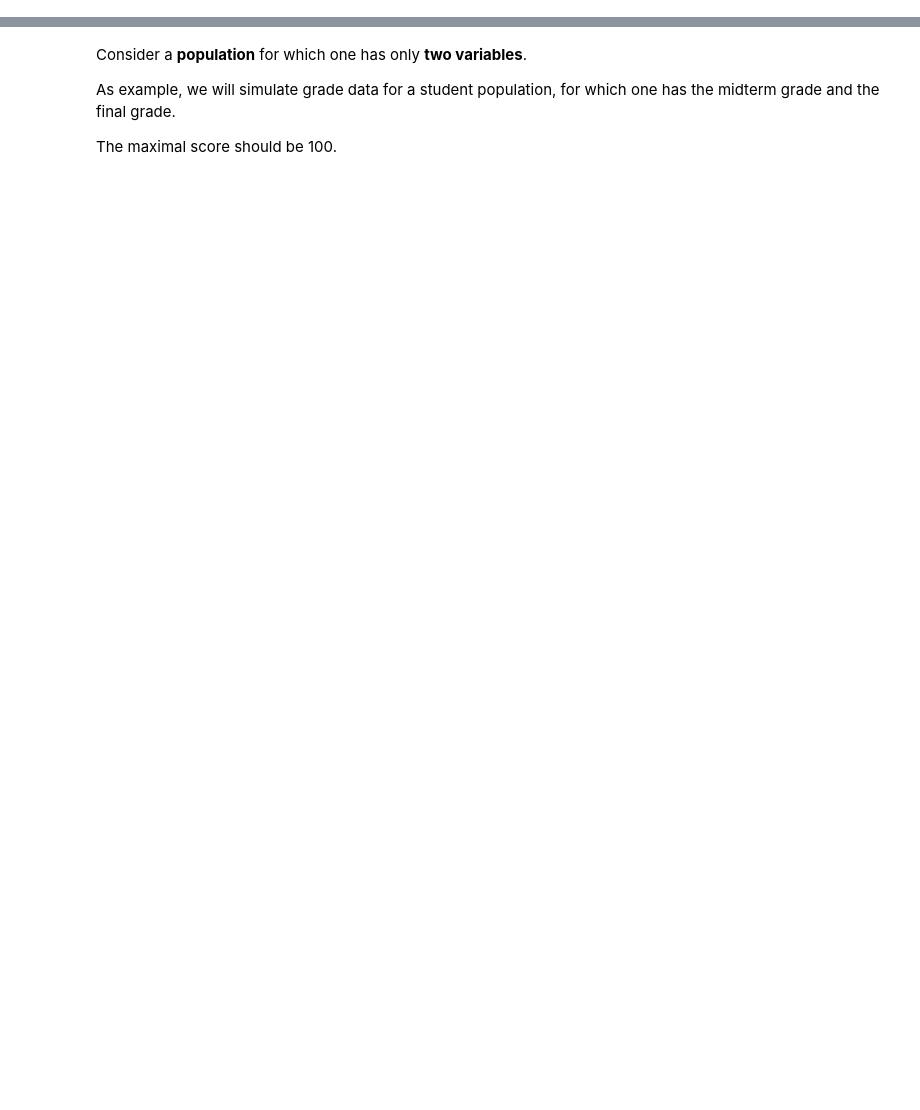
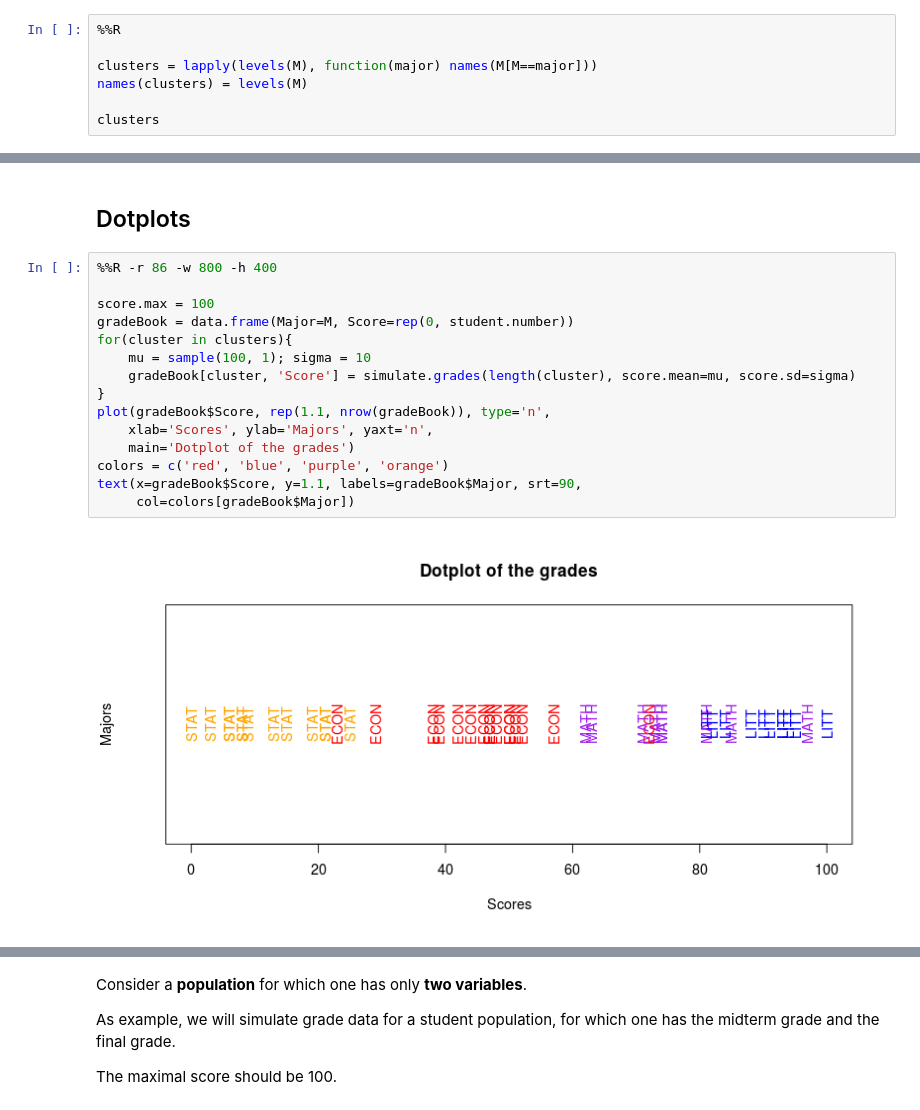
Before and after one commit to philiphong93/data-analysis-with-R, a Jupyter notebook: website/content/notebooks/Population.ipynb, the cells around one changed output, grey strips where cells are left out. Drawn from its saved outputs; the diff is of its cells as text; blank space fills up the shorter version.

```diff
--- a/website/content/notebooks/Population.ipynb
+++ b/website/content/notebooks/Population.ipynb
@@ -9,0 +69,7 @@ For instance in finance a population can be a porfolio and its individuals are t
+# %%
+%%R
+
+clusters = lapply(levels(M), function(major) names(M[M==major]))
+names(clusters) = levels(M)
+
+clusters
@@ -9,0 +103,19 @@ For instance in finance a population can be a porfolio and its individuals are t
+# %% [markdown]
+## Dotplots
+# %%
+%%R -r 86 -w 800 -h 400
+
+score.max = 100
+gradeBook = data.frame(Major=M, Score=rep(0, student.number))
+for(cluster in clusters){
+    mu = sample(100, 1); sigma = 10
+    gradeBook[cluster, 'Score'] = simulate.grades(length(cluster), score.mean=mu, score.sd=sigma)
+}
+plot(gradeBook$Score, rep(1.1, nrow(gradeBook)), type='n',
+    xlab='Scores', ylab='Majors', yaxt='n',
+    main='Dotplot of the grades')
+colors = c('red', 'blue', 'purple', 'orange')
+text(x=gradeBook$Score, y=1.1, labels=gradeBook$Major, srt=90,
+     col=colors[gradeBook$Major])
+# %% [output]
+[figure, added]
```
Also changed, not shown: parts of 48 cells of this notebook, 2 other files.
